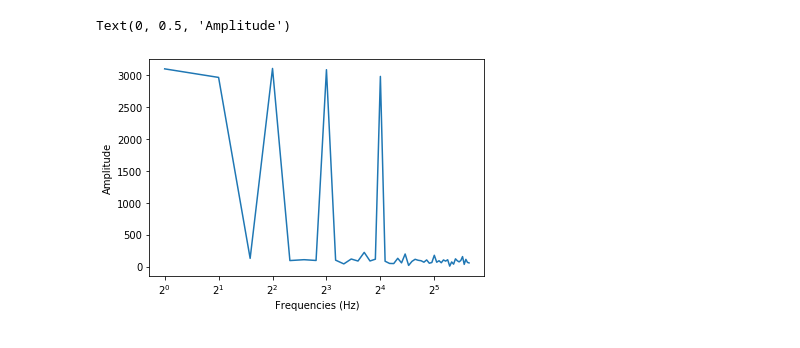
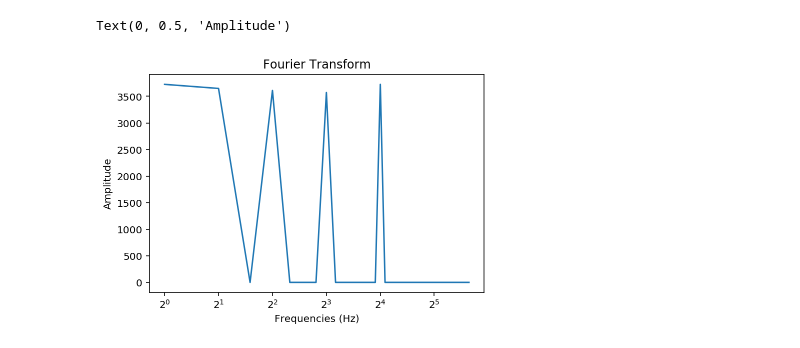
Before and after one commit to hyosubkim/Simulations-and-Tutorials, a Jupyter notebook: miyamoto et al 2020 - sinusoid perturbations/Notes on methods.ipynb, the cells around one changed output. Saved outputs shown, nothing was run; the diff lists cells and outputs as text; code cells hidden in the pictures.

```diff
--- a/miyamoto et al 2020 - sinusoid perturbations/Notes on methods.ipynb
+++ b/miyamoto et al 2020 - sinusoid perturbations/Notes on methods.ipynb
@@ -5,24 +6,0 @@ from scipy import linalg
-# %%
-# let's create the perturbation, which is a sum of 5 different sine waves
-k = np.array([1, 2, 4, 8, 16])
-N = 768
-n = np.linspace(0, N-1, N)
-sine_in = np.zeros((len(k), N))
-shifted_sinewave = np.zeros((len(k), N))
-
-for i in range(len(k)):
-    sine_in[i, :] = 10 * np.sin(2 * np.pi * k[i] * n / N)
-    shifted_sinewave[i, 8:] = sine_in[i, 8:]
-perturbation = sine_in.sum(axis=0)
-y = 0.8 * shifted_sinewave.sum(axis=0) + 3.5 * np.random.randn(N)
-
-# plot the perturbation
-plt.plot(perturbation, label='Perturbation')
-plt.xlabel('Trial number')
-plt.ylabel('Amplitude ($\degree$)')
-plt.title('Perturbation (sum of sines)');
-
-# let's create something close to an ideal response
-#y = perturbation + 3.5 * np.random.randn(N)
-plt.plot(y, label='Adaptation function')
-plt.legend(frameon=False);
@@ -51,10 +80,11 @@ plt.ylabel('Amplitude $\degree$');
 # %%
 # compare regression results to FFT
-y_FT = np.fft.fft(y)
-plt.plot(freqs[1:51], np.abs(y_FT[1:51]))
+combined_FT = np.fft.fft(combined_learning)
+plt.plot(freqs[1:51], np.abs(combined_FT[1:51]))
+plt.title('Fourier Transform')
 plt.xscale('log', basex=2)
 plt.xlabel('Frequencies (Hz)')
 plt.ylabel('Amplitude')
 # %% [output]
 Text(0, 0.5, 'Amplitude')
-[figure, old version]
+[figure, new version]
```
Also changed, not shown: parts of 15 cells of this notebook.
